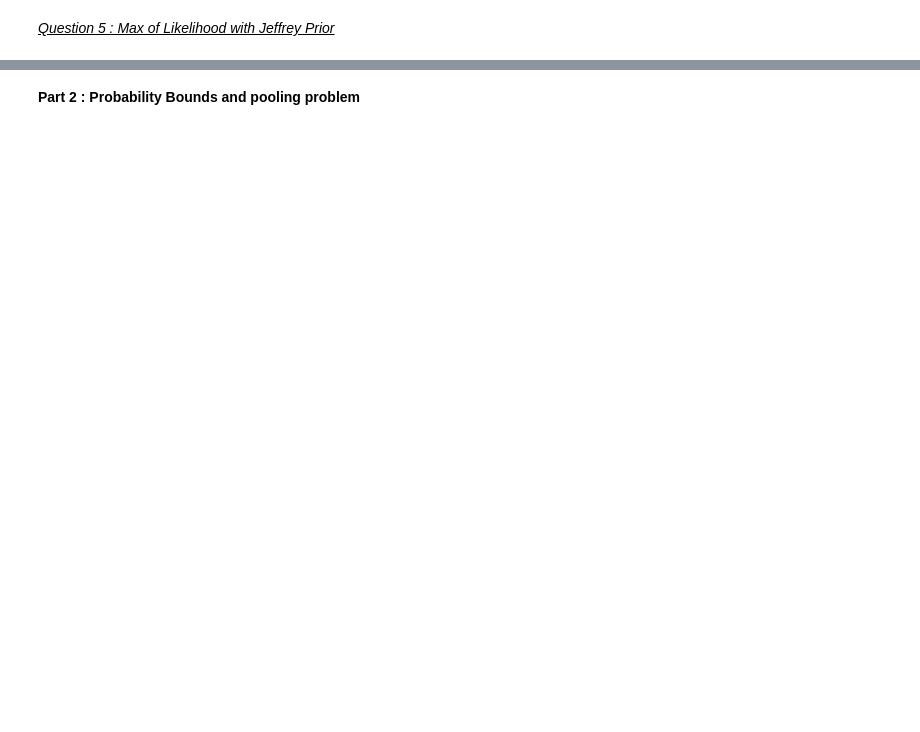
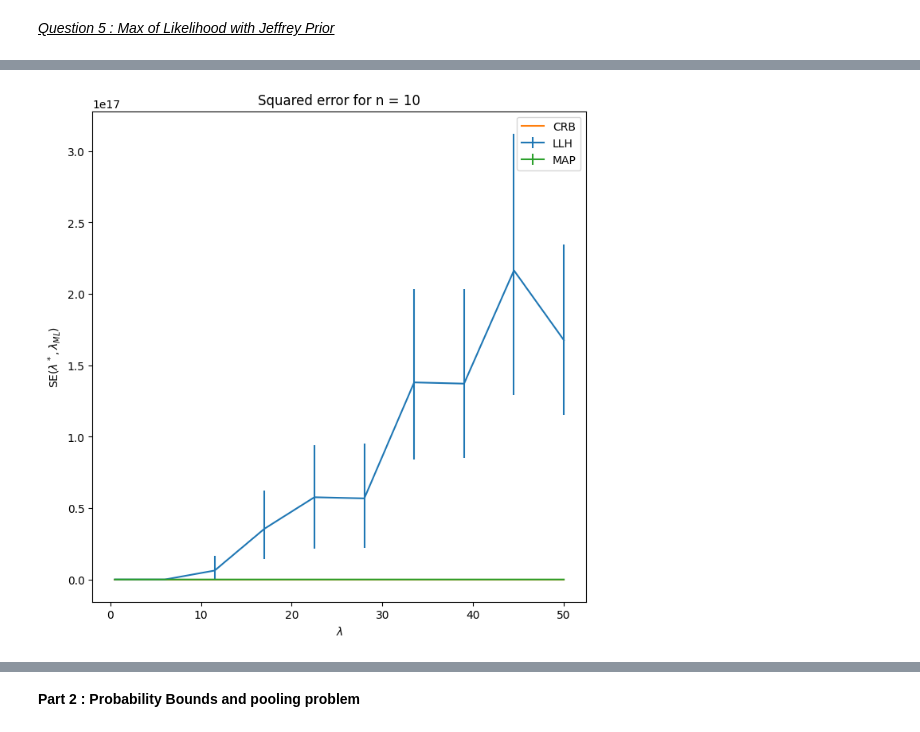
Before and after one commit to fpalmisa/FundamentalLearningEPFL, a Jupyter notebook: Homework 1/Homework1.ipynb, the cells around one changed output, grey strips where cells are left out. Saved outputs shown, nothing was run; the diff lists cells and outputs as text; code cells hidden in the pictures; blank space fills up the shorter version.

```diff
--- a/Homework 1/Homework1.ipynb
+++ b/Homework 1/Homework1.ipynb
@@ -323,0 +308,15 @@ plt.show()
+# %%
+from numpy import percentile
+from numpy.random import choice
+
+#This Code is directly taken for the lab that we did in class (Tp 2)
+def MSE_est(lambda_est,lambda_star):
+  N_boot=100
+  MSE = (lambda_est - np.full(len(lambda_est), lambda_star))**2 #avoid for loops!
+  MSE_mean = MSE.mean()
+  MSE_boot = choice(MSE,(N_boot,len(lambda_est)))
+  MSE_boot_mean = MSE_boot.mean(axis=1)
+  CI_min = percentile(MSE_boot_mean, [2.5,97.5])[0]
+  CI_max = percentile(MSE_boot_mean, [2.5,97.5])[1]
+
+  return MSE_mean, CI_min, CI_max
@@ -323,0 +325,80 @@ plt.show()
+# %%
+N = [10,100,1000]
+lambda_values =np.linspace(0.5,50,10)
+nbre = 100
+
+#LogLikelihood Confidence Intervalle
+N_CI_min_LLH = []
+N_CI_max_LLH = []
+N_MSE_LLH = []
+#MAP Confidence Intervalle
+N_CI_min_MAP = []
+N_CI_max_MAP = []
+N_MSE_MAP = []
+#Cramer Bound
+Cramer = []
+
+for n in N:
+    MSE_LLH = []
+    CI_min_LLH = []
+    CI_max_LLH = []
+
+    MSE_MAP =[]
+    CI_min_MAP =[]
+    CI_max_MAP =[]
+    cram = []
+    for lambda_ in lambda_values:
+        lambda_est_LLH = []
+        lambda_est_MAP = []
+        i = 0
+
+        MAP_temp = []
+        LLH_temp = []
+        cramer_value = 1 / (n*calcul_var(lambda_)/lambda_**4)
+        cram.append(cramer_value)
+        while i < nbre:
+            samples = generate_random_expo(n, lambda_, seed=False)
+            lambda_est_LLH.append(minimize(lambda lambda_:-loglikelihood(samples,lambda_),np.random.uniform(0.05,50), method='Nelder-Mead').x[0])
+            lambda_est_MAP.append(minimize(lambda lambda_: MAP(lambda_,samples),x0 = i, method='Nelder-Mead').x[0])
+            i += 1
+
+        MSE_LLH_est, CI_min_LLH_est, CI_max_LLH_est = MSE_est(lambda_est_LLH,lambda_)
+        MSE_MAP_est, CI_min_MAP_est, CI_max_MAP_est = MSE_est(lambda_est_MAP,lambda_)
+
+        MSE_LLH.append(MSE_LLH_est)
+        CI_min_LLH.append(CI_min_LLH_est)
+        CI_max_LLH.append(CI_max_LLH_est)
+
+        MSE_MAP.append(MSE_MAP_est)
+        CI_min_MAP.append(CI_min_MAP_est)
+        CI_max_MAP.append(CI_max_MAP_est)
+
+    N_CI_min_LLH.append(CI_min_LLH)
+    N_CI_max_LLH.append(CI_max_LLH)
+    N_MSE_LLH.append(MSE_LLH)
+
+    N_CI_min_MAP.append(CI_min_MAP)
+    N_CI_max_MAP.append(CI_max_MAP)
+    N_MSE_MAP.append(MSE_MAP)
+    Cramer.append(cram)
+
+N_CI_min_LLH = np.array(N_CI_min_LLH)
+N_CI_max_LLH = np.array(N_CI_max_LLH)
+N_MSE_LLH = np.array(N_MSE_LLH)
+
+N_CI_min_MAP = np.array(N_CI_min_MAP)
+N_CI_max_MAP = np.array(N_CI_max_MAP)
+N_MSE_MAP = np.array(N_MSE_MAP)
+
+for i, n in enumerate(N):
+    plt.figure(figsize=(8,8))
+    plt.title(f'Squared error for n = {n}')
+    plt.xlabel('$\lambda$')
+    plt.ylabel('SE($\lambda^*,\lambda_{ML}$)')
+    plt.errorbar(lambda_values,N_MSE_LLH[i], yerr=[N_MSE_LLH[i]-N_CI_min_LLH[i], N_CI_max_LLH[i]-N_MSE_LLH[i]],marker="", label=f'LLH')
+    plt.plot(lambda_values, Cramer[i], label = 'CRB')
+    plt.errorbar(lambda_values,N_MSE_MAP[i], yerr=[N_MSE_MAP[i]-N_CI_min_MAP[i], N_CI_max_MAP[i]-N_MSE_MAP[i]],marker="", label = f'MAP')
+    plt.legend()
+    plt.show()
+# %% [output]
+[figure, added]
```
Also changed, not shown: parts of 34 cells of this notebook.
